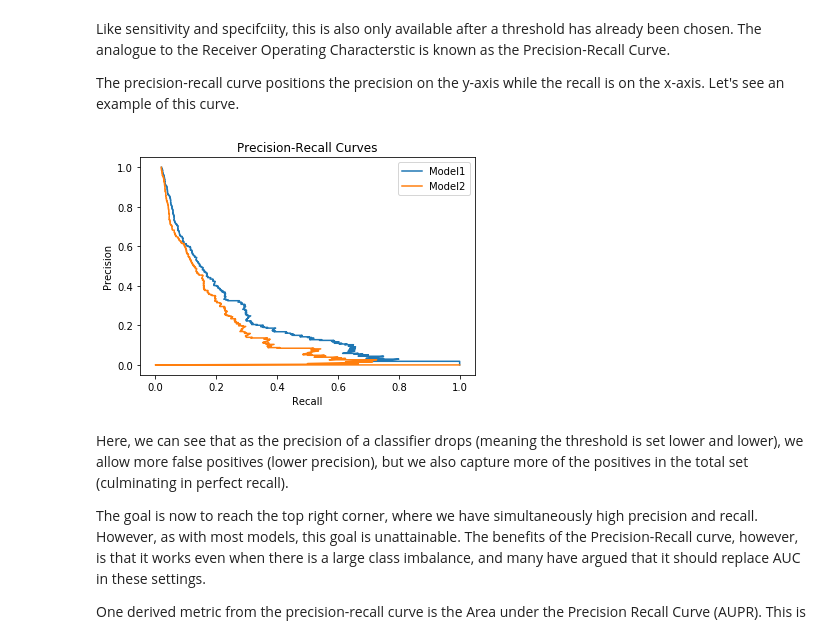
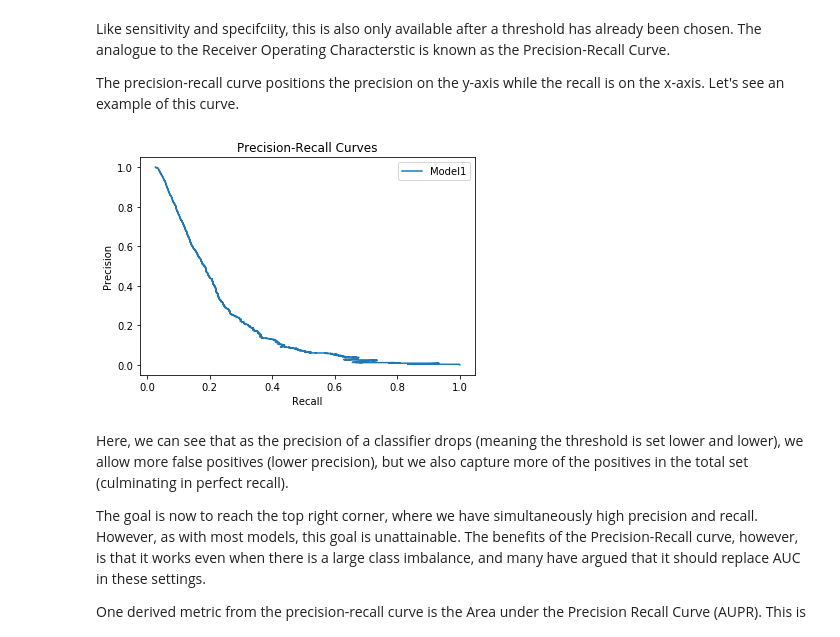
Before and after one commit to 292295456/model_assessment_calibration, a Jupyter notebook: Model Assessment .ipynb, the cells around one changed output. Cells and saved outputs as stored; diff of their text form; code cells hidden in the pictures.

```diff
--- a/Model Assessment .ipynb
+++ b/Model Assessment .ipynb
@@ -123 +128,3 @@ model1_predictions = pd.read_csv("./assets/example_output.csv")
+# %%
+model_predictions = pd.read_csv("./assets/example_risks.csv")
 # %%
@@ -229,4 +392,4 @@ Like sensitivity and specifciity, this is also only available after a threshold
 
 The precision-recall curve positions the precision on the y-axis while the recall is on the x-axis. Let's see an example of this curve.
 # %%
-prec1, rec1, thresholds1 = metrics.precision_recall_curve(model1_predictions['outcome'].values, model1_predictions['prediction'].values)
+prec1, rec1, thresholds1 = metrics.precision_recall_curve(model_predictions['Label'].values, model_predictions['Risk'].values)
@@ -235,13 +396,12 @@ prec2, rec2, thresholds2, = metrics.precision_recall_curve(model2_predictions['o
 # %%
 plt.plot(prec1, rec1, label = "Model1")
-plt.plot(prec2, rec2, label = "Model2")
 plt.xlabel("Recall")
 plt.ylabel("Precision")
 plt.title("Precision-Recall Curves")
 plt.legend()
 plt.show()
 # %% [output]
-[figure, old version]
+[figure, new version]
 # %% [markdown]
 Here, we can see that as the precision of a classifier drops (meaning the threshold is set lower and lower), we allow more false positives (lower precision), but we also capture more of the positives in the total set (culminating in perfect recall).
 
```
Also changed, not shown: parts of 44 cells of this notebook, 2 other files.
